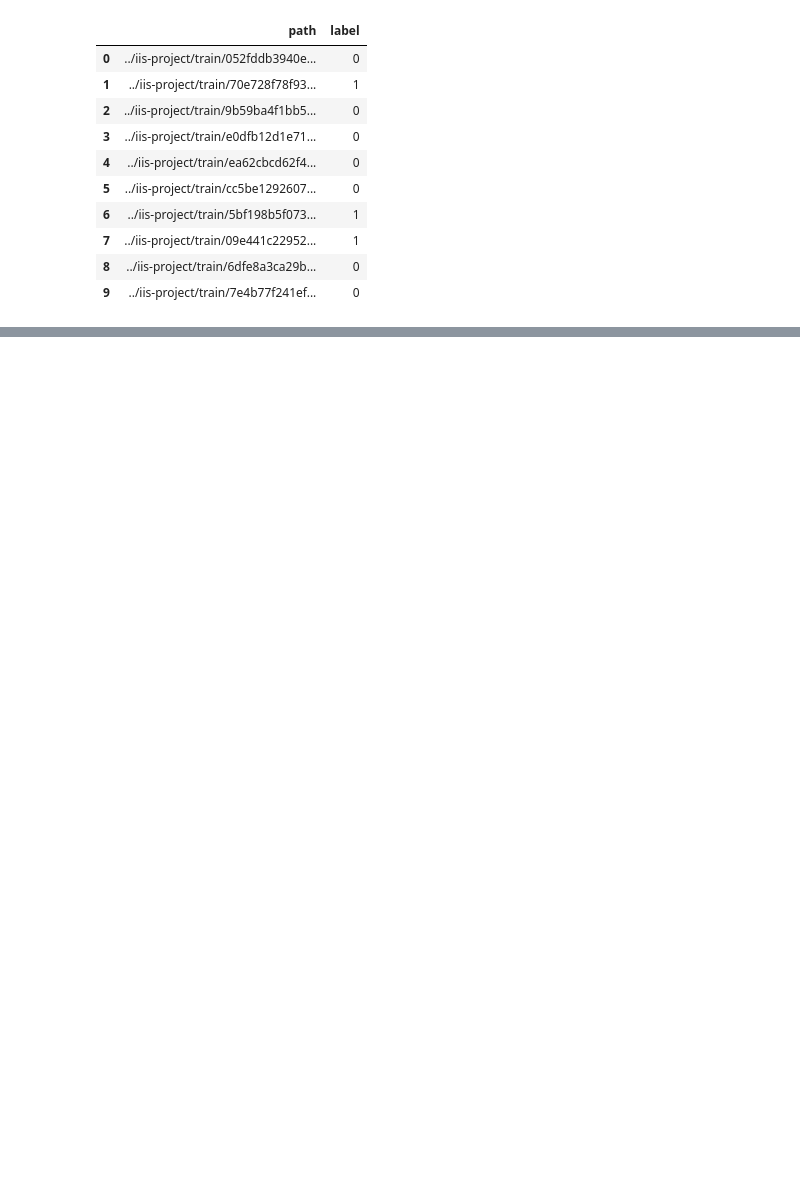
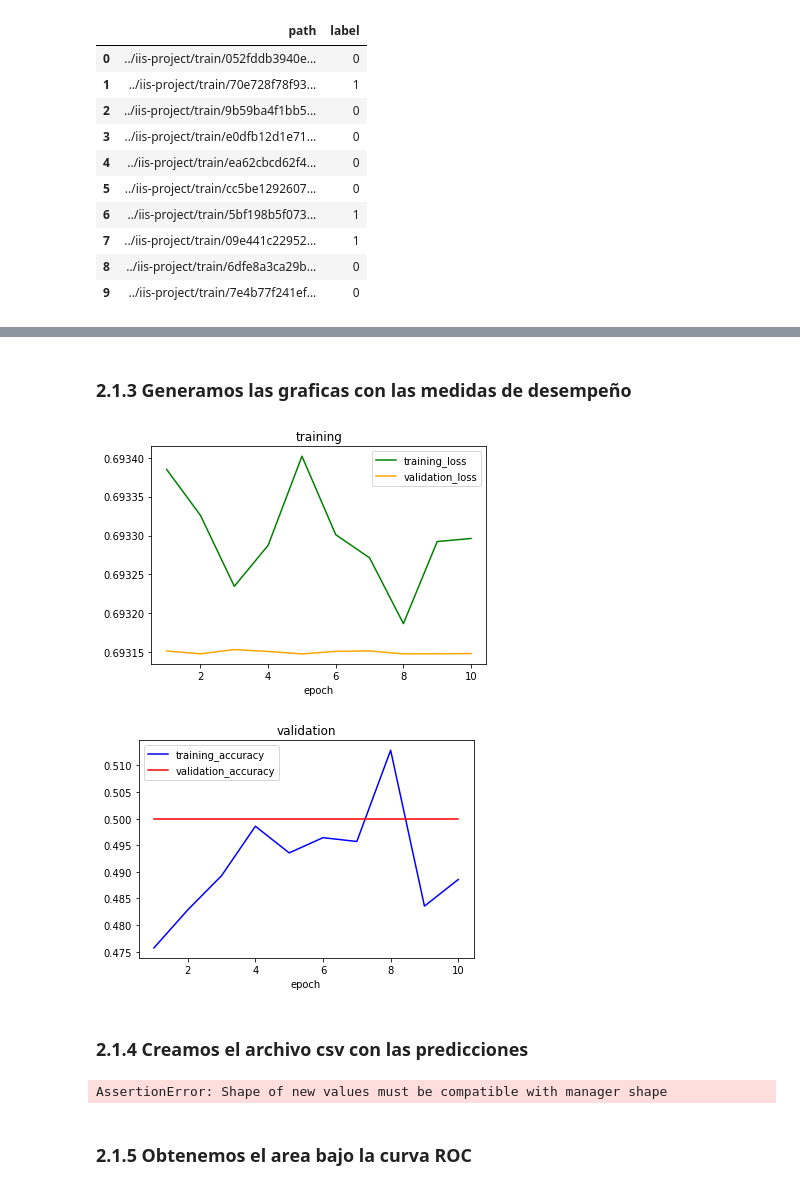
Before and after one commit to iis-project/iis-project, a Jupyter notebook: iis-project.ipynb, the cells around one changed output, grey strips where cells are left out. Drawn from its saved outputs; the diff is of its cells as text; code cells hidden in the pictures; blank space fills up the shorter version.

Commit message:
Code for transfer and plots added

```diff
--- a/iis-project.ipynb
+++ b/iis-project.ipynb
@@ -111,0 +165,23 @@ reduced_df.shape
+# %%
+train_data = np.load('bottleneck_features_train.npy')
+train_labels = np.array(
+    [0] * int(nb_train_samples / 2) + [1] * int(nb_train_samples / 2))
+
+validation_data = np.load('bottleneck_features_validation.npy')
+validation_labels = np.array(
+    [0] * int(nb_validation_samples / 2) + [1] * int(nb_validation_samples / 2))
+
+model_1 = Sequential()
+model_1.add(Flatten(input_shape=train_data.shape[1:]))
+model_1.add(Dense(256, activation='relu'))
+model_1.add(Dropout(0.5))
+model_1.add(Dense(1, activation='sigmoid'))
+
+model_1.compile(optimizer='rmsprop',
+              loss='binary_crossentropy', metrics=['accuracy'])
+
+history = model_1.fit(train_data, train_labels,
+          epochs=epochs,
+          batch_size=batch_size,
+          validation_data=(validation_data, validation_labels))
+model_1.save_weights(top_model_weights_path)
@@ -111,0 +235,42 @@ reduced_df.shape
+# %% [markdown]
+### 2.1.3 Generamos las graficas con las medidas de desempeño
+# %%
+# Training plots
+epochs = [i for i in range(1, len(history.history['loss'])+1)]
+
+plt.plot(epochs, history.history['loss'], color='green', label="training_loss")
+plt.plot(epochs, history.history['val_loss'], color='orange', label="validation_loss")
+plt.legend(loc='best')
+plt.title('training')
+plt.xlabel('epoch')
+plt.show()
+plt.close()
+
+plt.plot(epochs, history.history['acc'], color='blue', label="training_accuracy")
+plt.plot(epochs, history.history['val_acc'], color='red',label="validation_accuracy")
+plt.legend(loc='best')
+plt.title('validation')
+plt.xlabel('epoch')
+plt.show()
+plt.close()
+# %% [output]
+[figure, added]
+[figure, added]
+# %% [markdown]
+### 2.1.4 Creamos el archivo csv con las predicciones
+# %%
+testing_files = glob(os.path.join('../iis-project/test/','*.tif'))
+submission = pd.DataFrame()
+for index in range(0, len(testing_files), 10):
+    data_frame = pd.DataFrame({'path': testing_files[index:index+5000]})
+    data_frame['id'] = data_frame.path.map(lambda x: x.split('/')[3].split(".")[0])
+    data_frame['image'] = data_frame['path'].map(imread)
+    data_frame
+    images = np.stack(data_frame.image, axis=0)
+    predicted_labels = [model.predict(np.expand_dims(image/255.0, axis=0))[0][0] for image in images]
+    predictions = np.array(predicted_labels)
+    data_frame['label'] = predictions
+    submission = pd.concat([submission, data_frame[["id", "label"]]])
+submission.to_csv("sub.csv", index=False, header=True)
+# %% [output]
+AssertionError: Shape of new values must be compatible with manager shape
@@ -111,0 +286,2 @@ reduced_df.shape
+# %% [markdown]
+### 2.1.5 Obtenemos el area bajo la curva ROC
```
Also changed, not shown: parts of 19 cells of this notebook.
